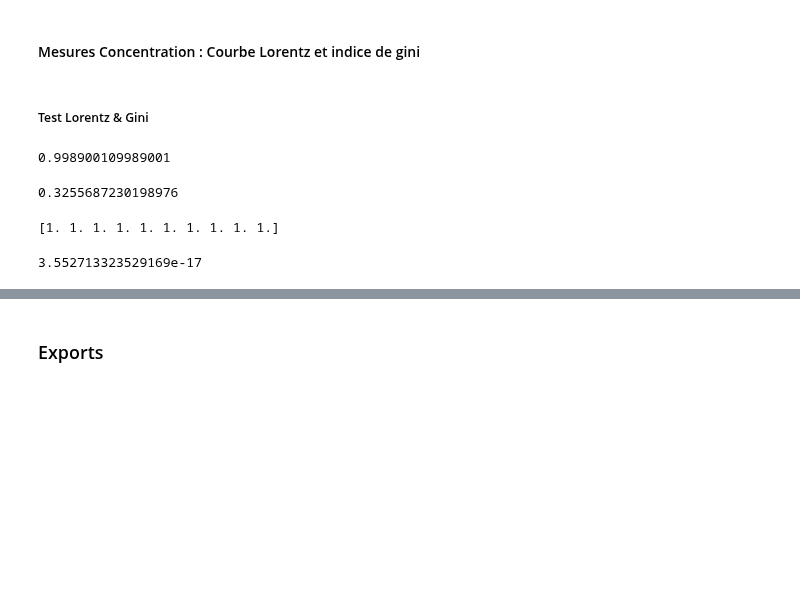
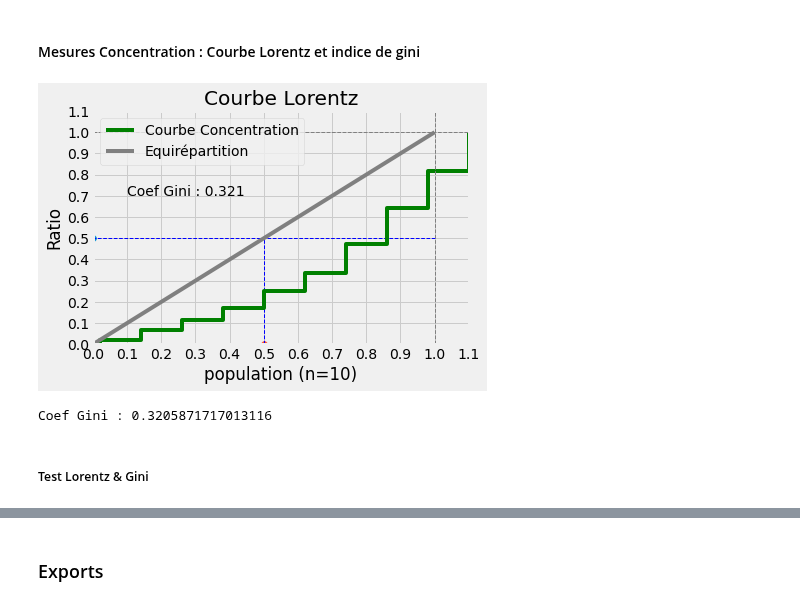
Before and after one commit to vincent-arese/Mylib, a Jupyter notebook: Mylib_VA.ipynb, the cells around one changed output, grey strips where cells are left out. Saved outputs shown, nothing was run; the diff lists cells and outputs as text; code cells hidden in the pictures; blank space fills up the shorter version.

```diff
--- a/Mylib_VA.ipynb
+++ b/Mylib_VA.ipynb
@@ -1140,7 +1243,7 @@ from random import gauss
 
 #Loi de Poisson
 # https://fr.wikipedia.org/wiki/Loi_de_Poisson  #https://blog.minitab.com/fr/que-sont-les-tests-de-poisson-a-un-ou-deux-echantillons#:~:text=Ces%20tests%20permettent%20d'effectuer,d'une%20loi%20de%20Poisson.
-data = np.random.poisson(30, 100) ; label="Loi Poisson N13"
+# data = np.random.poisson(30, 100) ; label="Loi Poisson N13"
 # data = np.random.poisson(30,1000); label="Loi Poisson N1000"
 
 
@@ -1656,25 +1762,8 @@ def CourbeLorentz(data):
 # %%
-# data = np.random.uniform(0,10,10)
-# CourbeLorentz(data)
+data = np.random.uniform(0,10,10)
+CourbeLorentz(data)
+# %% [output]
+[figure, added]
+Coef Gini : 0.3205871717013116
 # %% [markdown]
 ##### Test Lorentz & Gini
-# %%
-a = np.zeros((1000))   # dervait tendre vers 1
-a[0] = 1.0
-# print(a)
-Gini(a)
-# %% [output]
-0.998900109989001
-# %%
-s = np.random.uniform(-1,0,1000)  # devrait être proche 0.33
-# print(s)
-Gini(s)
-# %% [output]
-0.3255687230198976
-# %%
-b = np.ones((10)) ;b # # devrait tendre vers 0
-print(b)
-Gini(b)
-# %% [output]
-[1. 1. 1. 1. 1. 1. 1. 1. 1. 1.]
-3.552713323529169e-17
```
Also changed, not shown: parts of 14 cells of this notebook.
